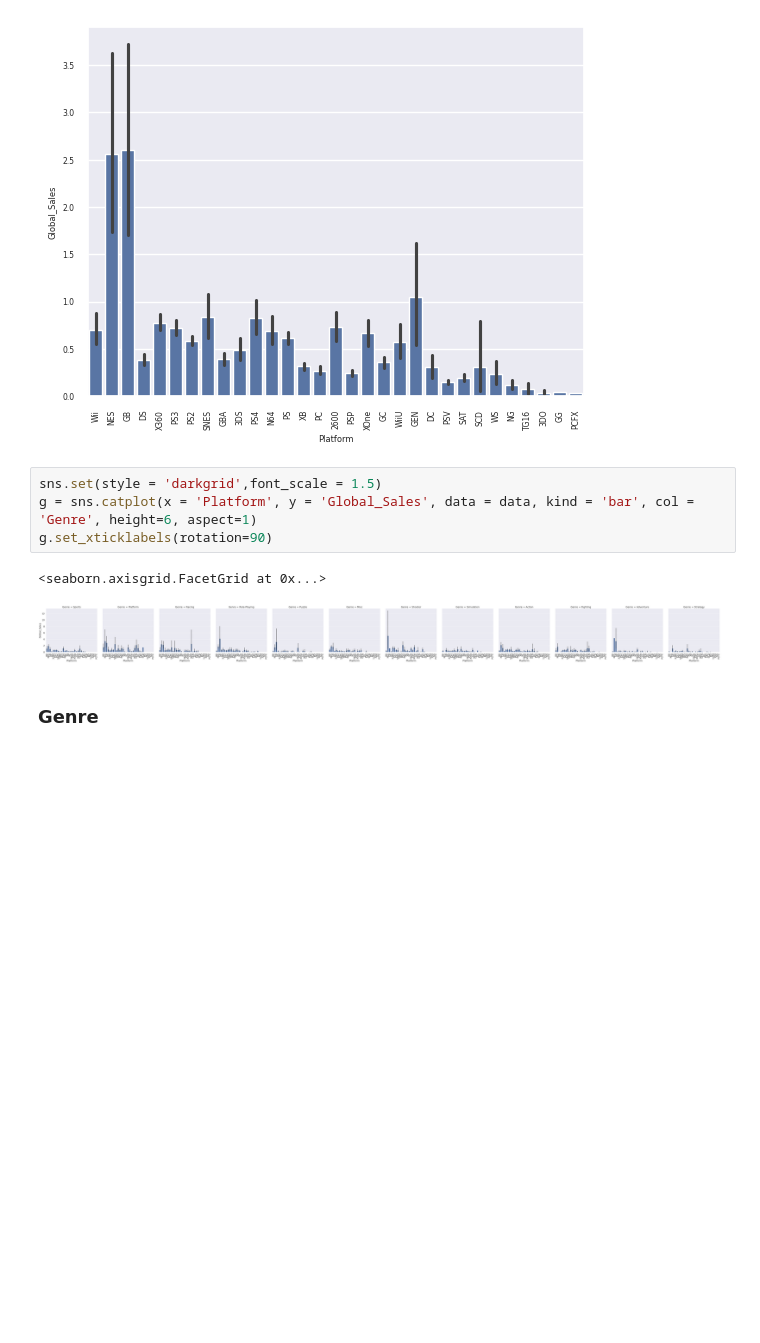
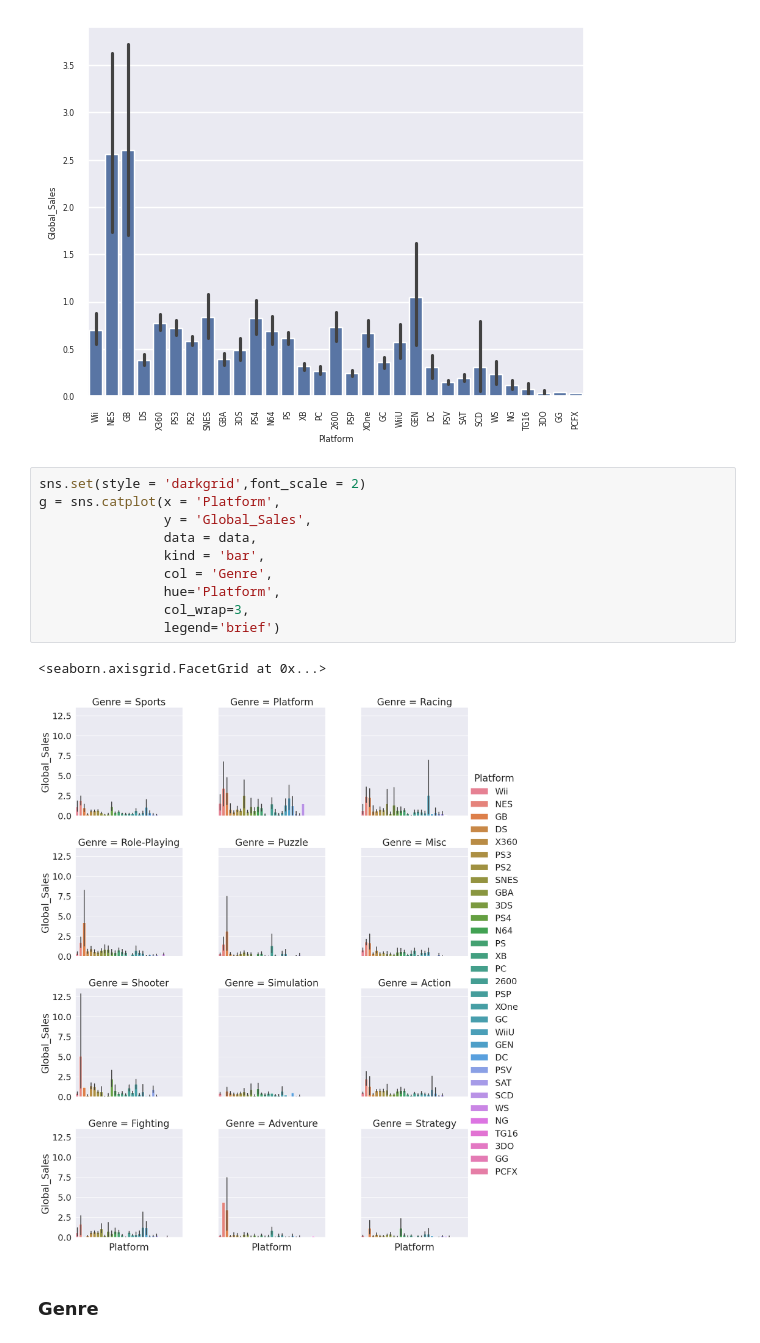
Before and after one commit to HappyTa/DS_Individual_Project, a Jupyter notebook: code/VideoGameSales_Analysis.ipynb, the cells around one changed output. Saved outputs shown, nothing was run; the diff lists cells and outputs as text; blank space fills up the shorter version.

```diff
--- a/code/VideoGameSales_Analysis.ipynb
+++ b/code/VideoGameSales_Analysis.ipynb
@@ -164,12 +172,18 @@ plt.xticks(rotation=90);
 # %% [output]
 [figure]
 # %%
-sns.set(style = 'darkgrid',font_scale = 1.5)
-g = sns.catplot(x = 'Platform', y = 'Global_Sales', data = data, kind = 'bar', col = 'Genre', height=6, aspect=1)
-g.set_xticklabels(rotation=90)
+sns.set(style = 'darkgrid',font_scale = 2)
+g = sns.catplot(x = 'Platform',
+                y = 'Global_Sales',
+                data = data,
+                kind = 'bar',
+                col = 'Genre',
+                hue='Platform',
+                col_wrap=3,
+                legend='brief')
 # %% [output]
 <seaborn.axisgrid.FacetGrid at 0x...>
-[figure, old version]
+[figure, new version]
 # %% [markdown]
 <a name="genre"></a>
 
```
Also changed, not shown: parts of 8 cells of this notebook, 10 other files.
